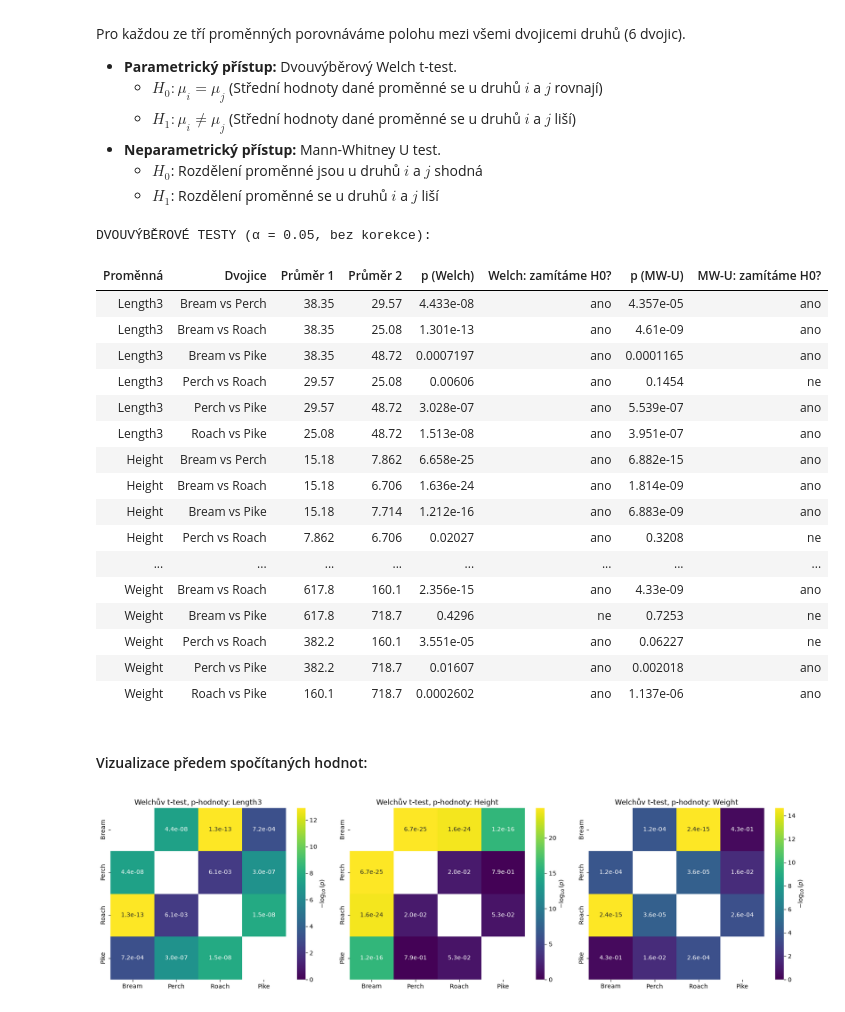
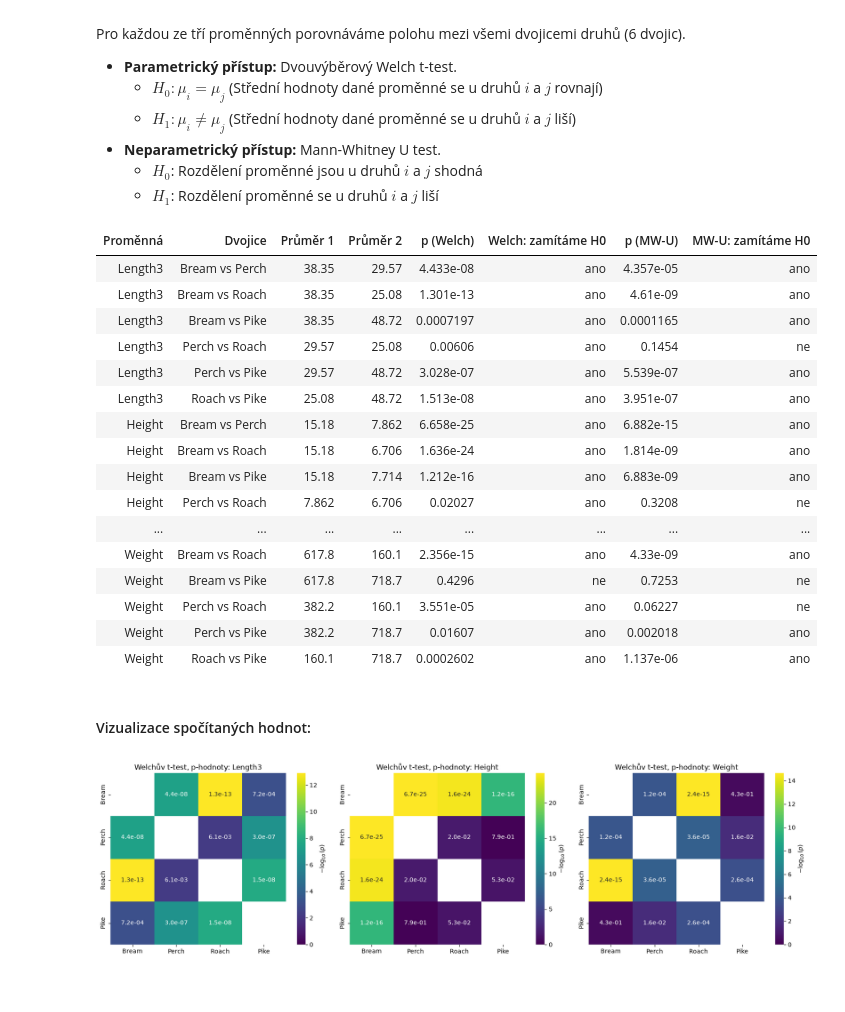
Before and after one commit to ondriasma/msm_02, a Jupyter notebook: main_fish.ipynb, the cells around one changed output. Drawn from its saved outputs; the diff is of its cells as text; code cells hidden in the pictures.

```diff
--- a/main_fish.ipynb
+++ b/main_fish.ipynb
@@ -52,7 +52,7 @@ rows = []
 for s in classes:
     for var in variables:
         w, p = stats.shapiro(groups[s][var])
-        rows.append({'Druh': s, 'Proměnná': var, 'n': len(groups[s]), 'Testová statistika': round(w, 4), 'p-hodnota': p, 'Závěr': 'nezamítáme H0' if p > 0.05 else 'zamítáme H0'})
+        rows.append({'Druh': s, 'Proměnná': var, 'n': len(groups[s]), 'Testová statistika': round(w, 4), 'p-hodnota': p, 'Závěr': 'nezamítáme H0' if p > alpha else 'zamítáme H0'})
 
 
 pd.DataFrame(rows).style.format({'p-hodnota': '{:.4f}'}).hide(axis='index')
@@ -190,34 +190,32 @@ Pro každou ze tří proměnných porovnáváme polohu mezi všemi dvojicemi dru
 # %%
 from itertools import combinations
 
-alpha = 0.05
+
 pairs = list(combinations(classes, 2))
 
 rows = []
 for var in variables:
     for g1, g2 in pairs:
         d1, d2 = groups[g1][var], groups[g2][var]
         p_w = stats.ttest_ind(d1, d2, equal_var=False).pvalue
         p_mw = stats.mannwhitneyu(d1, d2, alternative='two-sided').pvalue
         rows.append({
             'Proměnná': var,
             'Dvojice': f'{g1} vs {g2}',
             'Průměr 1': d1.mean(),
             'Průměr 2': d2.mean(),
             'p (Welch)': p_w,
-            'Welch: zamítáme H0?': 'ano' if p_w < alpha else 'ne',
+            'Welch: zamítáme H0': 'ano' if p_w < alpha else 'ne',
             'p (MW-U)': p_mw,
-            'MW-U: zamítáme H0?': 'ano' if p_mw < alpha else 'ne',
+            'MW-U: zamítáme H0': 'ano' if p_mw < alpha else 'ne',
         })
 
 res = pd.DataFrame(rows)
 
-print('DVOUVÝBĚROVÉ TESTY (α = 0.05, bez korekce):')
 num_cols = ['Průměr 1', 'Průměr 2', 'p (Welch)', 'p (MW-U)']
 res.style.format({c: '{:.4g}' for c in num_cols}).hide(axis='index')
 # %% [output]
-DVOUVÝBĚROVÉ TESTY (α = 0.05, bez korekce):
-| Proměnná | Dvojice | Průměr 1 | Průměr 2 | p (Welch) | Welch: zamítáme H0? | p (MW-U) | MW-U: zamítáme H0? |
+| Proměnná | Dvojice | Průměr 1 | Průměr 2 | p (Welch) | Welch: zamítáme H0 | p (MW-U) | MW-U: zamítáme H0 |
 | Length3 | Bream vs Perch | 38.35 | 29.57 | 4.433e-08 | ano | 4.357e-05 | ano |
 | Length3 | Bream vs Roach | 38.35 | 25.08 | 1.301e-13 | ano | 4.61e-09 | ano |
 | Length3 | Bream vs Pike | 38.35 | 48.72 | 0.0007197 | ano | 0.0001165 | ano |
@@ -235,7 +233,7 @@ DVOUVÝBĚROVÉ TESTY (α = 0.05, bez korekce):
 | Weight | Perch vs Pike | 382.2 | 718.7 | 0.01607 | ano | 0.002018 | ano |
 | Weight | Roach vs Pike | 160.1 | 718.7 | 0.0002602 | ano | 1.137e-06 | ano |
 # %% [markdown]
-#### Vizualizace předem spočítaných hodnot:
+#### Vizualizace spočítaných hodnot:
 # %%
 fig, axes = plt.subplots(1, 3, figsize=(17, 4.8))
 
```
Also changed, not shown: parts of 16 cells of this notebook, 2 other files.
